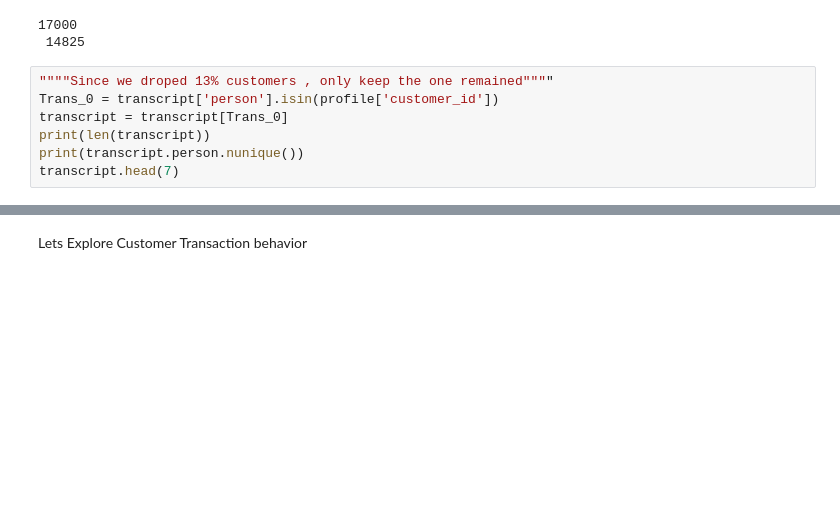
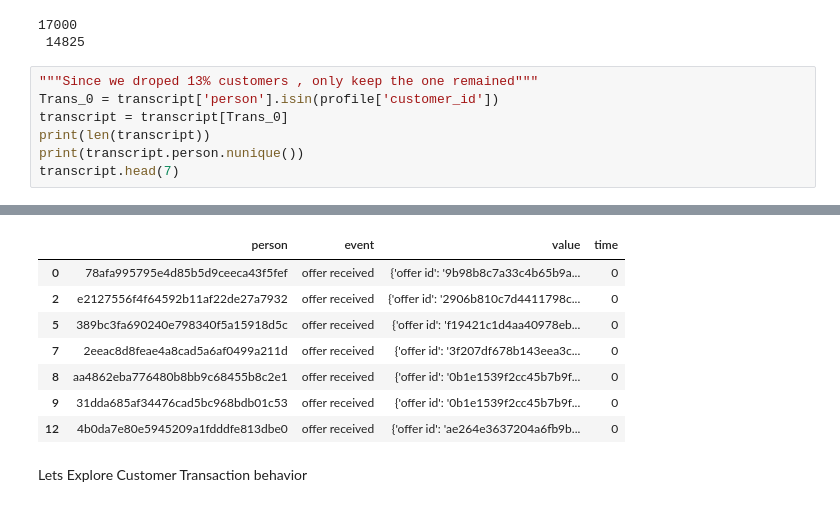
Before and after one commit to Bamba101/Starbucks_Capstone_Project, a Jupyter notebook: Starbucks_Capstone_notebook.ipynb, the cells around one changed output, grey strips where cells are left out. Cells and saved outputs as stored; diff of their text form; blank space fills up the shorter version.

```diff
--- a/Starbucks_Capstone_notebook.ipynb
+++ b/Starbucks_Capstone_notebook.ipynb
@@ -353,7 +353,7 @@ print(transcript.person.nunique() ,"\n", profile.customer_id.nunique())
 17000
  14825
 # %%
-""""Since we droped 13% customers , only keep the one remained""""
+"""Since we droped 13% customers , only keep the one remained"""
 Trans_0 = transcript['person'].isin(profile['customer_id'])
 transcript = transcript[Trans_0]
 print(len(transcript))
@@ -364,3 +365,11 @@ SyntaxError: EOL while scanning string literal (<ipython-input-24-003dc97c44d6>,
+|  | person | event | value | time |
+| 0 | 78afa995795e4d85b5d9ceeca43f5fef | offer received | {'offer id': '9b98b8c7a33c4b65b9a... | 0 |
+| 2 | e2127556f4f64592b11af22de27a7932 | offer received | {'offer id': '2906b810c7d4411798c... | 0 |
+| 5 | 389bc3fa690240e798340f5a15918d5c | offer received | {'offer id': 'f19421c1d4aa40978eb... | 0 |
+| 7 | 2eeac8d8feae4a8cad5a6af0499a211d | offer received | {'offer id': '3f207df678b143eea3c... | 0 |
+| 8 | aa4862eba776480b8bb9c68455b8c2e1 | offer received | {'offer id': '0b1e1539f2cc45b7b9f... | 0 |
+| 9 | 31dda685af34476cad5bc968bdb01c53 | offer received | {'offer id': '0b1e1539f2cc45b7b9f... | 0 |
+| 12 | 4b0da7e80e5945209a1fdddfe813dbe0 | offer received | {'offer id': 'ae264e3637204a6fb9b... | 0 |
 # %% [markdown]
 Lets Explore Customer Transaction behavior
 # %%
```
Also changed, not shown: parts of 31 cells of this notebook, 1 other file.
